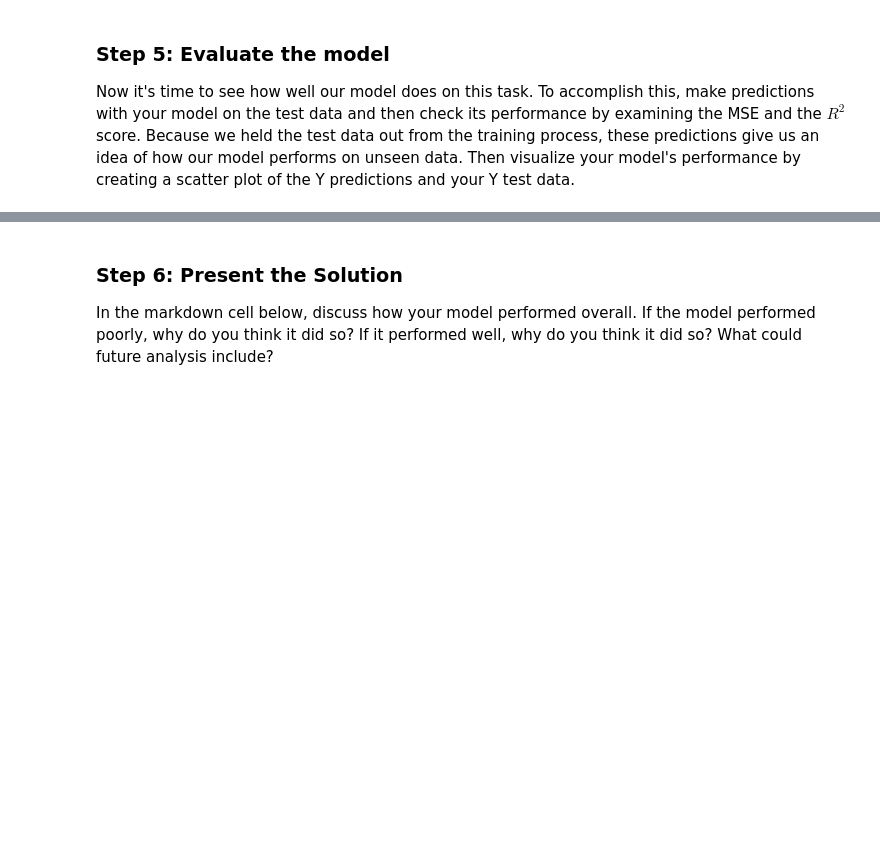
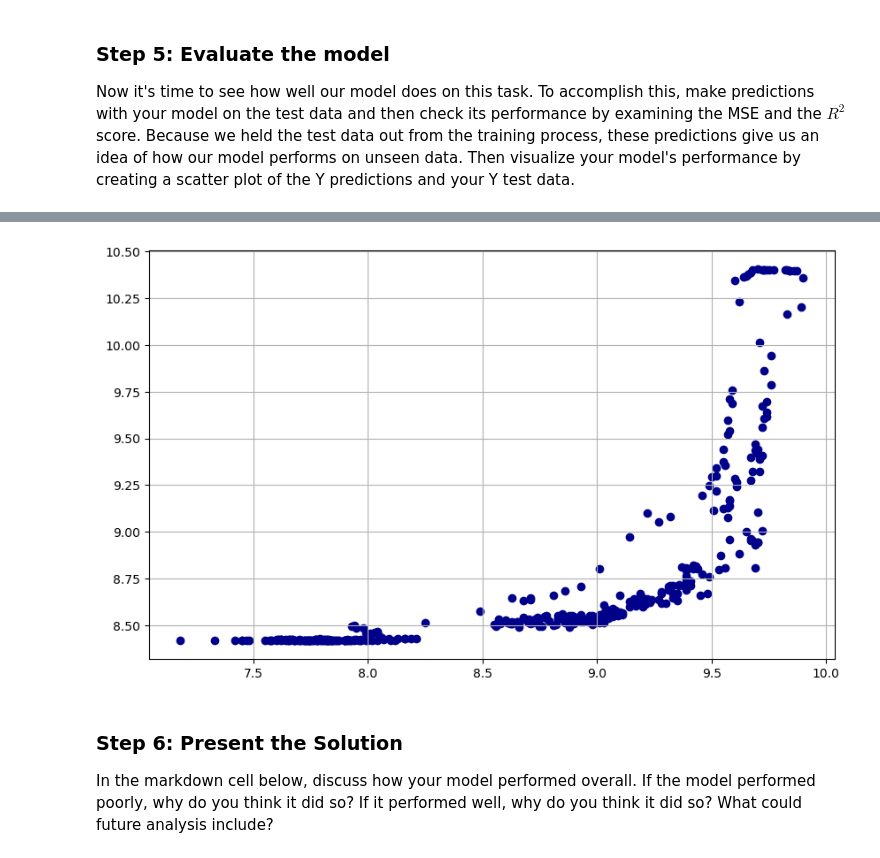
Before and after one commit to haylee360/EDS232-labs, a Jupyter notebook: Week1/Lab1-hurricane.ipynb, the cells around one changed output, grey strips where cells are left out. Saved outputs shown, nothing was run; the diff lists cells and outputs as text; code cells hidden in the pictures; blank space fills up the shorter version.

```diff
--- a/Week1/Lab1-hurricane.ipynb
+++ b/Week1/Lab1-hurricane.ipynb
@@ -187,3 +199,13 @@ print(f"R² Score: {r2}")
+# %%
+# Visualize predictions vs. actual values
+plt.figure(figsize=(10, 6))  # Setting the figure size for better visibility
+plt.scatter(Y_test, Y_pred, c='DarkBlue') #actual
+# plt.plot(Y_pred, X_test, color='blue', linewidth=3) # predictions
+
+plt.grid(True)
+plt.show()
+# %% [output]
+[figure, added]
 # %% [markdown]
 ### Step 6:  Present the Solution
 In the markdown cell below, discuss how your model performed overall. If the model performed poorly, why do you think it did so? If it performed well, why do you think it did so? What could future analysis include?
```
Also changed, not shown: parts of 11 cells of this notebook.
